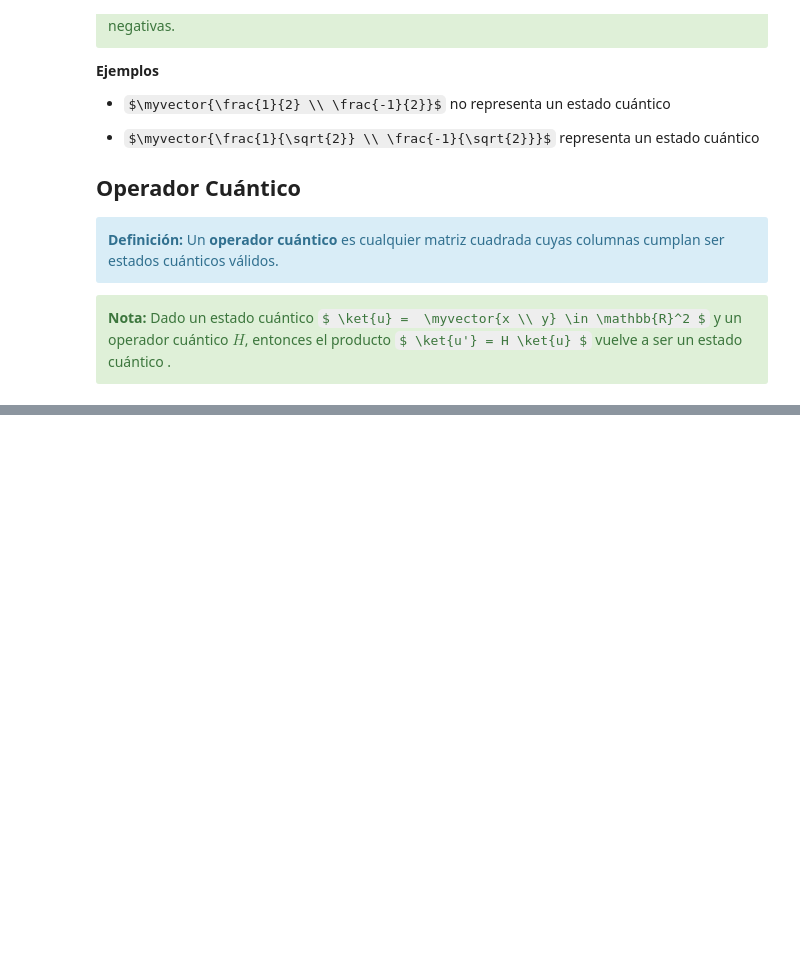
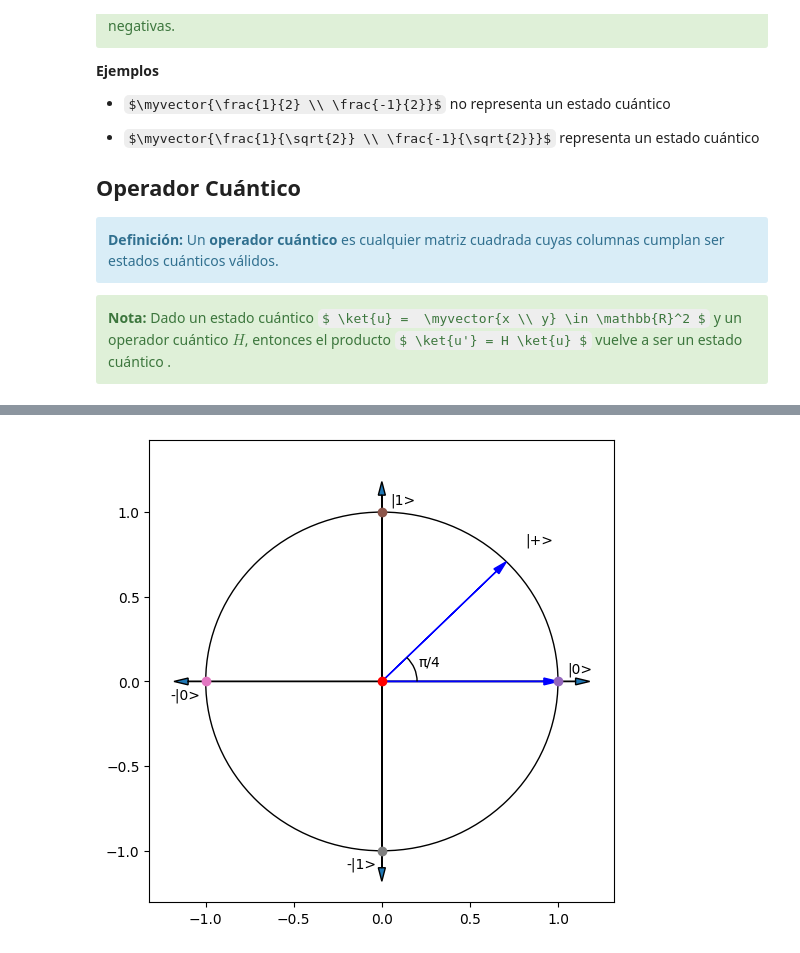
Before and after one commit to JoulesCH/computacion-cuantica, a Jupyter notebook: Charla-CIC Computación Cuántica.ipynb, the cells around one changed output, grey strips where cells are left out. Saved outputs shown, nothing was run; the diff lists cells and outputs as text; code cells hidden in the pictures; some formulas as TeX source; blank space fills up the shorter version.

```diff
--- a/Charla-CIC Computación Cuántica.ipynb
+++ b/Charla-CIC Computación Cuántica.ipynb
@@ -719,0 +759,19 @@ Notamos que este resultado vuelve a ser un estado probabilistico. Intentamos aho
+# %%
+
+draw_qubit()
+
+sqrttwo=2**0.5
+
+draw_quantum_state(1,0,"")
+
+draw_quantum_state(1/sqrttwo,1/sqrttwo,"|+>")
+
+# drawing the angle with |0>-axis
+from matplotlib.pyplot import gca, text
+from matplotlib.patches import Arc
+gca().add_patch( Arc((0,0),0.4,0.4,angle=0,theta1=0,theta2=45) )
+#text(0.08,0.05,'',fontsize=80)
+text(0.21,0.09,'\u03C0/4')
+show_plt()
+# %% [output]
+[figure, added]
```
Also changed, not shown: parts of 25 cells of this notebook.
